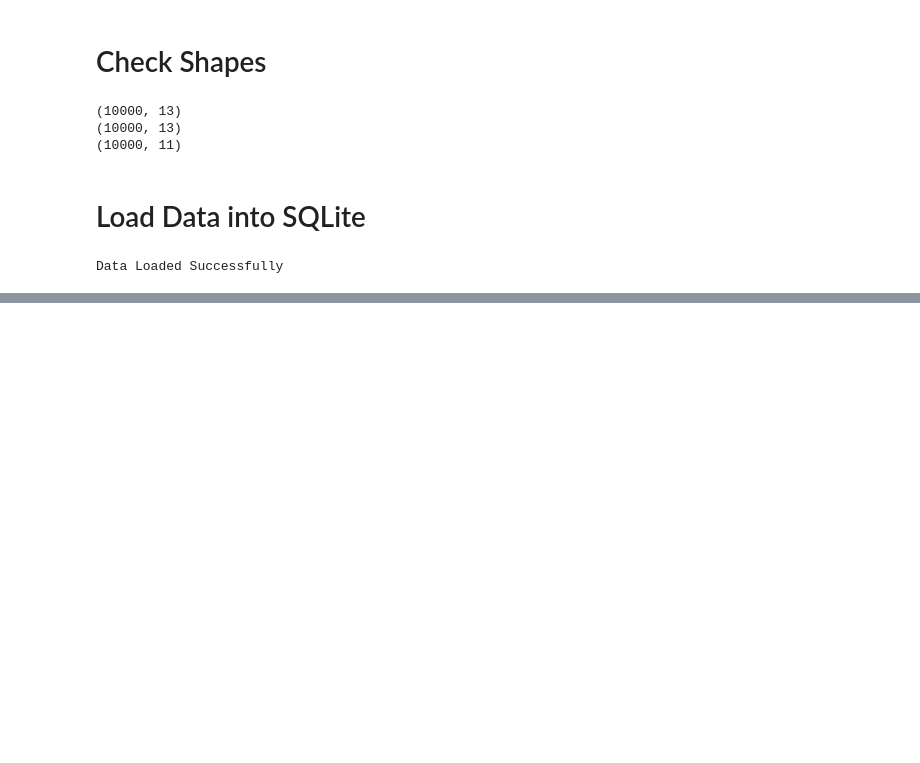
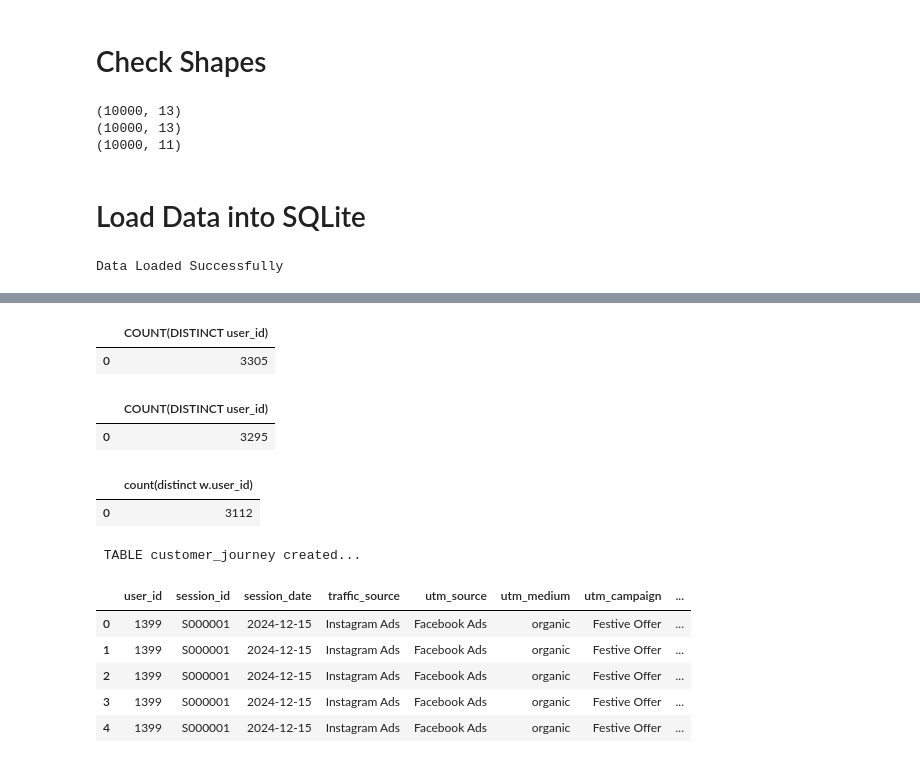
Before and after one commit to hitteshkharyal/Marketing-_ROI_Dashboard, a Jupyter notebook: project1.ipynb, the cells around one changed output, grey strips where cells are left out. Saved outputs shown, nothing was run; the diff lists cells and outputs as text; code cells hidden in the pictures; blank space fills up the shorter version.

Commit message:
Complete Week 2 customer journey and attribution analysis

```diff
--- a/project1.ipynb
+++ b/project1.ipynb
@@ -1297,0 +1078,63 @@ ORDER BY total_spend DESC;
+# %%
+import sqlite3
+import pandas as pd
+conn = sqlite3.connect("marketing.db")
+query = "SELECT COUNT(DISTINCT user_id) from web_logs"
+pd.read_sql(query,conn)
+# %% [output]
+|  | COUNT(DISTINCT user_id) |
+| 0 | 3305 |
+# %%
+query = "SELECT COUNT(DISTINCT user_id) from crm_conversions"
+pd.read_sql(query,conn)
+# %% [output]
+|  | COUNT(DISTINCT user_id) |
+| 0 | 3295 |
+# %%
+query = ' select count(distinct w.user_id) from web_logs w inner join crm_conversions c on w.user_id=c.user_id'
+pd.read_sql(query,conn)
+# %% [output]
+|  | count(distinct w.user_id) |
+| 0 | 3112 |
+# %%
+cursor = conn.cursor()
+cursor.execute("""
+CREATE TABLE customer_journey AS
+SELECT
+w.user_id,
+w.session_id,
+w.session_date,
+w.traffic_source,
+w.utm_source,
+w.utm_medium,
+w.utm_campaign,
+c.conversion_id,
+c.conversion_date,
+c.product,
+c.deal_value,
+c.conversion_status
+FROM web_logs w
+INNER JOIN crm_conversions c
+ON w.user_id = c.user_id
+""")
+conn.commit()
+
+print(" TABLE customer_journey created...")
+# %% [output]
+ TABLE customer_journey created...
+# %%
+pd.read_sql(
+"""
+SELECT *
+FROM customer_journey
+LIMIT 5
+""",
+conn
+)
+# %% [output]
+|  | user_id | session_id | session_date | traffic_source | utm_source | utm_medium | utm_campaign | ... |
+| 0 | 1399 | S000001 | 2024-12-15 | Instagram Ads | Facebook Ads | organic | Festive Offer | ... |
+| 1 | 1399 | S000001 | 2024-12-15 | Instagram Ads | Facebook Ads | organic | Festive Offer | ... |
+| 2 | 1399 | S000001 | 2024-12-15 | Instagram Ads | Facebook Ads | organic | Festive Offer | ... |
+| 3 | 1399 | S000001 | 2024-12-15 | Instagram Ads | Facebook Ads | organic | Festive Offer | ... |
+| 4 | 1399 | S000001 | 2024-12-15 | Instagram Ads | Facebook Ads | organic | Festive Offer | ... |
```
Also changed, not shown: parts of 34 cells of this notebook.
